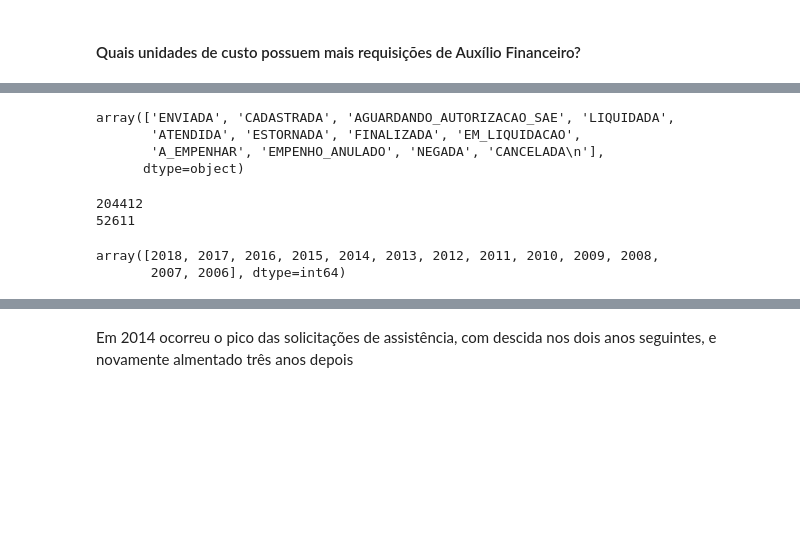
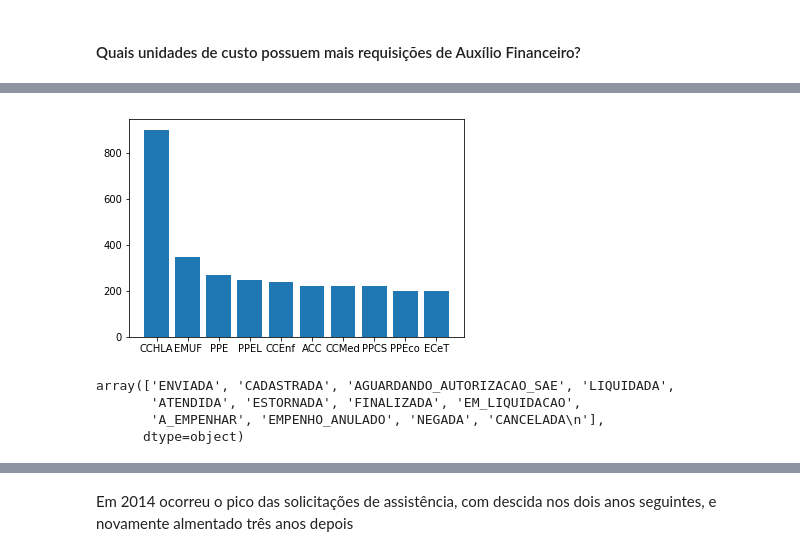
Before and after one commit to igorabrandao/UFRN-budget-application, a Jupyter notebook: auxilio_financeiro.ipynb, the cells around one changed output, grey strips where cells are left out. Cells and saved outputs as stored; diff of their text form; code cells hidden in the pictures; blank space fills up the shorter version.

```diff
--- a/auxilio_financeiro.ipynb
+++ b/auxilio_financeiro.ipynb
@@ -114,0 +195,4 @@ Name: proponente, dtype: int64
+# %%
+#top 10 de unidades que mais solicitam requisições de auxílio financeiro
+top10_uni_req = auxilios.nome_unidade_requisitante.value_counts()[:10]
+top10_uni_req
@@ -115 +211,7 @@ Name: proponente, dtype: int64
+# %%
+plt.bar(range(10), top10_uni_req.values)
+plt.xticks(range(10), ['CCHLA', 'EMUF', 'PPE', 'PPEL', 'CCEnf', 'ACC', 'CCMed', 'PPCS', 'PPEco', 'ECeT'] )
+plt.show()
+# %% [output]
+[figure, added]
 # %%
@@ -119,15 +221,3 @@ array(['ENVIADA', 'CADASTRADA', 'AGUARDANDO_AUTORIZACAO_SAE', 'LIQUIDADA',
        'ATENDIDA', 'ESTORNADA', 'FINALIZADA', 'EM_LIQUIDACAO',
        'A_EMPENHAR', 'EMPENHO_ANULADO', 'NEGADA', 'CANCELADA\n'],
       dtype=object)
-# %%
-print(auxilios.size)
-print(auxilios_tratado.size)
-# %% [output]
-204412
-52611
-# %%
-#após a limpeza por colunas obrigatórias, percebeu-se a inexistênciias de anos anteriores a 2015
-auxf_year_value_obgt.ano.unique()
-# %% [output]
-array([2018, 2017, 2016, 2015, 2014, 2013, 2012, 2011, 2010, 2009, 2008,
-       2007, 2006], dtype=int64)
```
Also changed, not shown: parts of 36 cells of this notebook.
